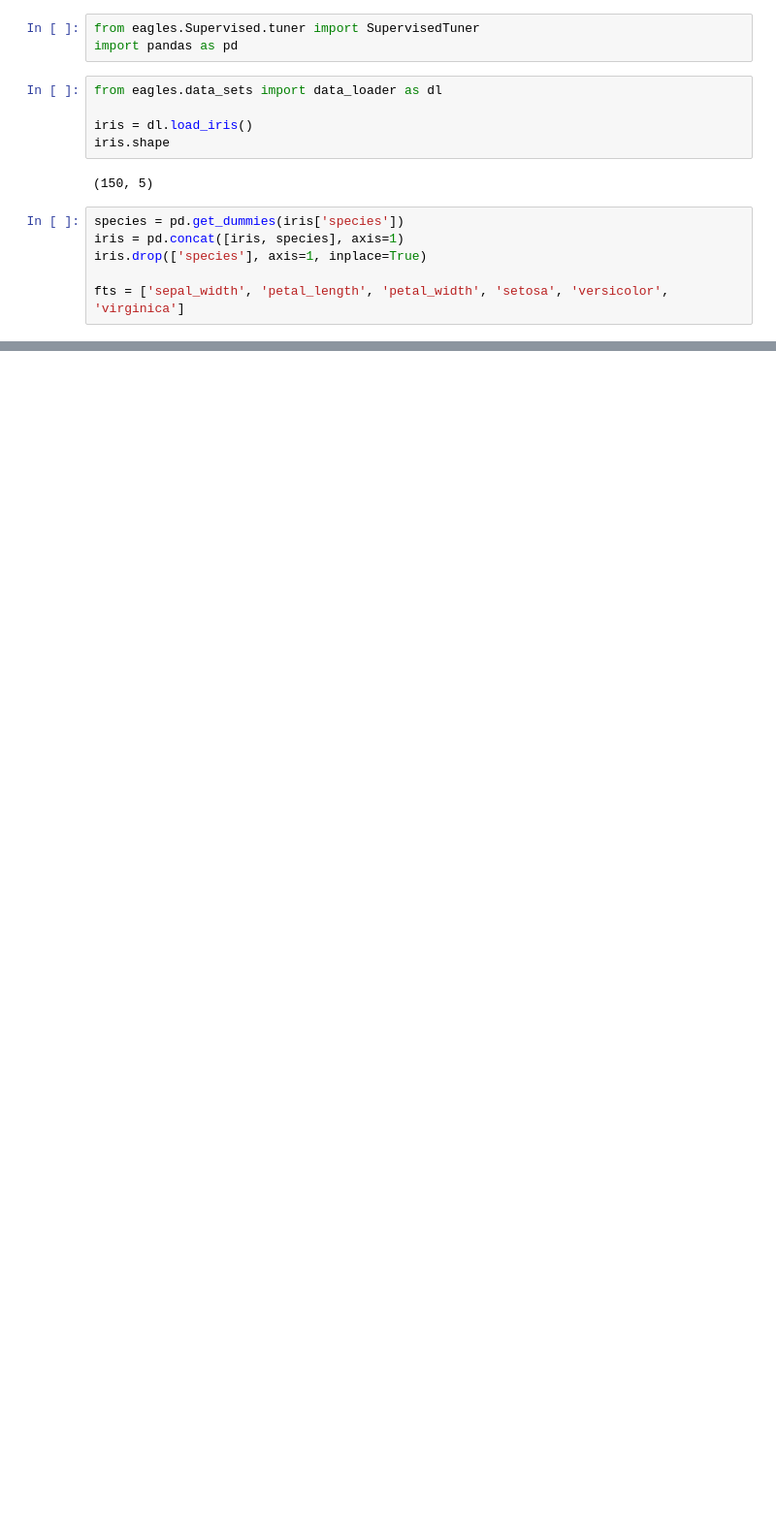
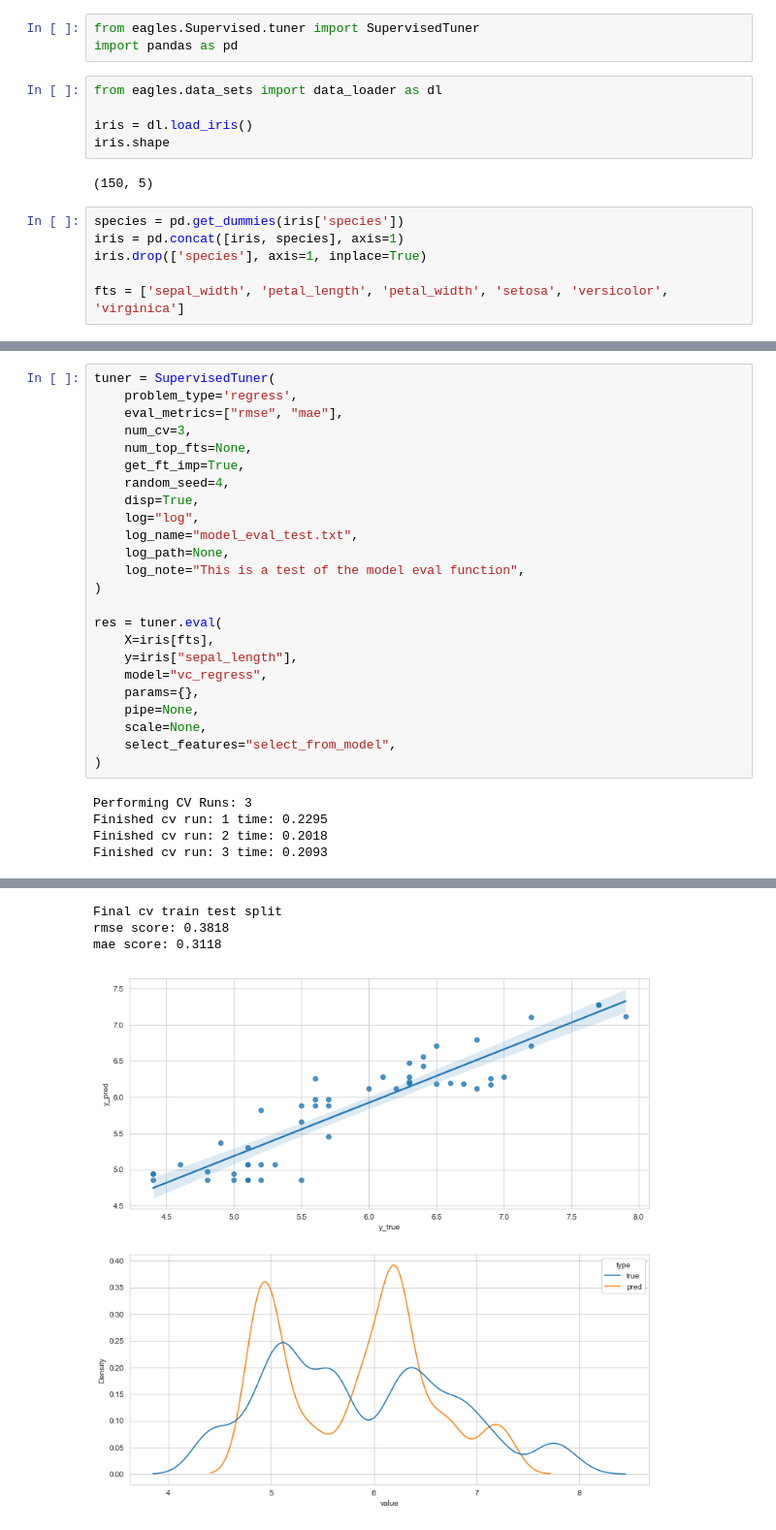
Before and after one commit to JFLandrigan/eagles, a Jupyter notebook: examples/Supervised_Tuner_Regression.ipynb, the cells around one changed output, grey strips where cells are left out. Shown at 97% size. Saved outputs shown, nothing was run; the diff lists cells and outputs as text; blank space fills up the shorter version.

```diff
--- a/examples/Supervised_Tuner_Regression.ipynb
+++ b/examples/Supervised_Tuner_Regression.ipynb
@@ -104,0 +109,29 @@ mae score: 0.3084
+# %%
+tuner = SupervisedTuner(
+    problem_type='regress',
+    eval_metrics=["rmse", "mae"],
+    num_cv=3,
+    num_top_fts=None,
+    get_ft_imp=True,
+    random_seed=4,
+    disp=True,
+    log="log",
+    log_name="model_eval_test.txt",
+    log_path=None,
+    log_note="This is a test of the model eval function",
+)
+
+res = tuner.eval(
+    X=iris[fts],
+    y=iris["sepal_length"],
+    model="vc_regress",
+    params={},
+    pipe=None,
+    scale=None,
+    select_features="select_from_model",
+)
+# %% [output]
+Performing CV Runs: 3
+Finished cv run: 1 time: 0.2295
+Finished cv run: 2 time: 0.2018
+Finished cv run: 3 time: 0.2093
@@ -104,0 +144,4 @@ mae score: 0.3084
+Final cv train test split
+rmse score: 0.3818
+mae score: 0.3118
+[figure, added]
```
Also changed, not shown: parts of 5 cells of this notebook, 2 other files.
